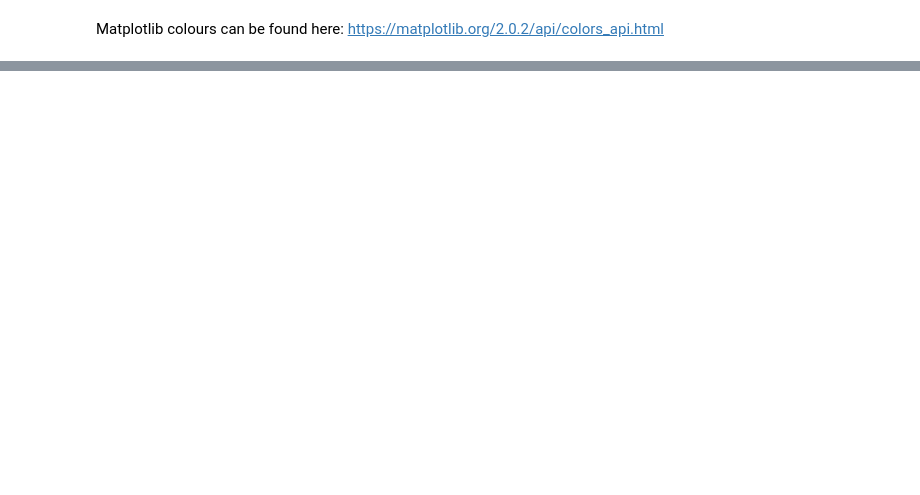
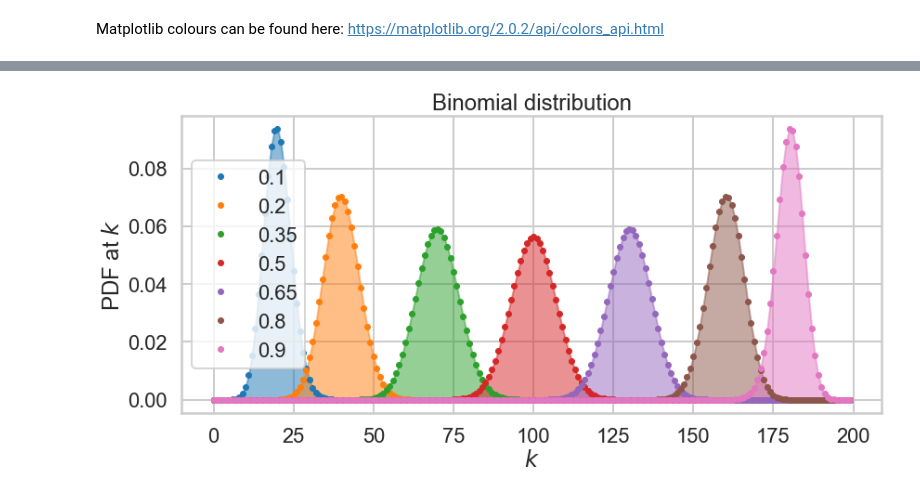
Before and after one commit to chhart/April20-CS109, a Jupyter notebook: Lab 3/13_05 Lab3 Probability.ipynb, the cells around one changed output, grey strips where cells are left out. Drawn from its saved outputs; the diff is of its cells as text; code cells hidden in the pictures; blank space fills up the shorter version.

```diff
--- a/Lab 3/13_05 Lab3 Probability.ipynb
+++ b/Lab 3/13_05 Lab3 Probability.ipynb
@@ -121,0 +131,16 @@ Matplotlib colours can be found here: https://matplotlib.org/2.0.2/api/colors_ap
+# %%
+event_space=[0,1]
+plt.figure(figsize=(12,8))
+colors=sns.color_palette()
+for i, p in enumerate([0.1, 0.2, 0.5, 0.7]): # if we remember, enumerate gives us the iterable object and adds a counter
+    ax = plt.subplot(1, 4, i+1)
+    plt.bar(event_space, bernoulli.pmf(event_space, p), label=p, color=colors[i], alpha=0.5)
+    # plt.plot(event_space, bernoulli.cdf(event_space, p), color=colors[i], alpha=0.5)
+
+    ax.xaxis.set_ticks(event_space)
+
+    plt.ylim((0,1))
+    plt.legend(loc=0)
+    if i == 0:
+        plt.ylabel("PDF at $k$")
+plt.tight_layout()
@@ -121,0 +180,15 @@ Matplotlib colours can be found here: https://matplotlib.org/2.0.2/api/colors_ap
+# %%
+from scipy.stats import binom
+plt.figure(figsize=(12,6))
+k = np.arange(0, 200)
+for p, color in zip([0.1, 0.2, 0.35 , 0.5, 0.65, 0.8, 0.9], colors):
+    rv = binom(200, p)
+    plt.plot(k, rv.pmf(k), '.', lw=2, color=color, label=p)
+    plt.fill_between(k, rv.pmf(k), color=color, alpha=0.5)
+q=plt.legend()
+plt.title("Binomial distribution")
+plt.tight_layout()
+q=plt.ylabel("PDF at $k$")
+q=plt.xlabel("$k$")
+# %% [output]
+[figure, added]
```
Also changed, not shown: parts of 13 cells of this notebook, 2 other files.
